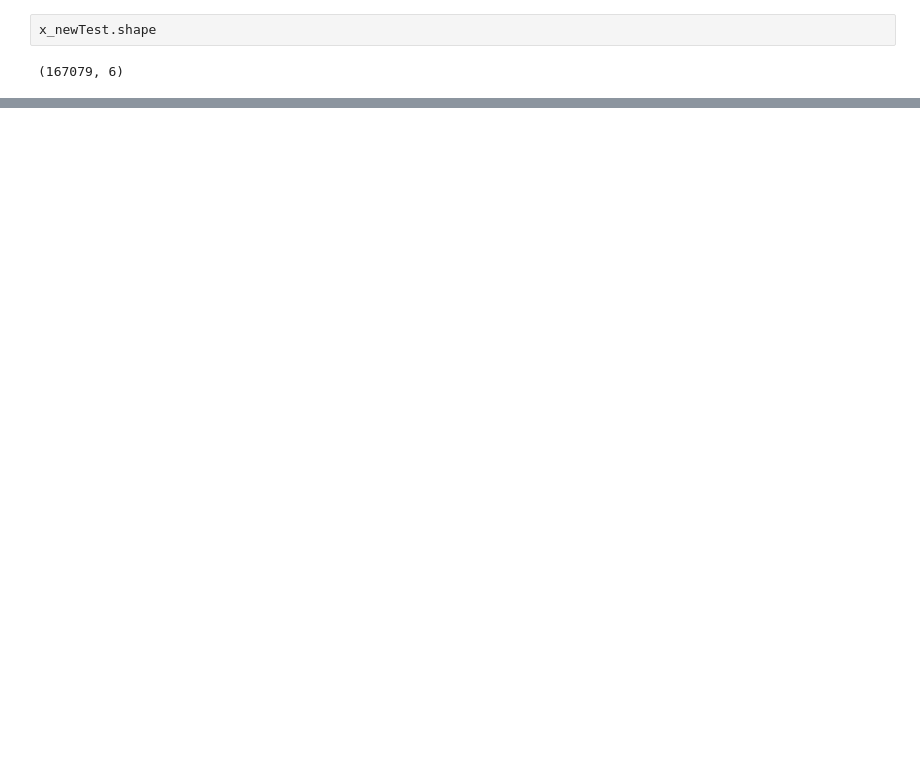
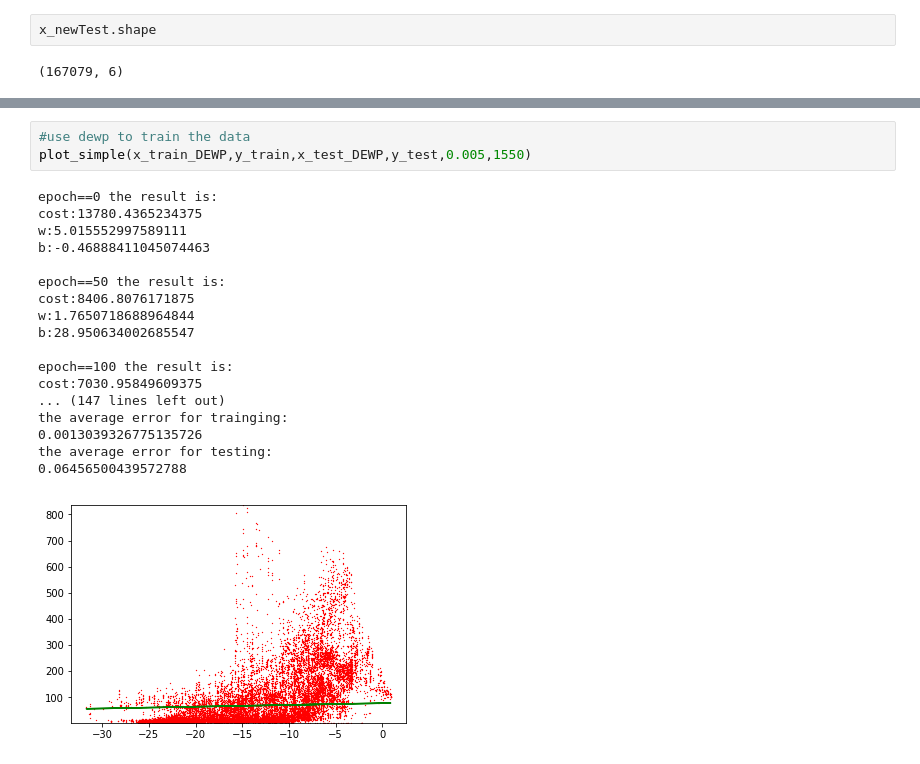
Before and after one commit to JudahZammit/Comp4190A2, a Jupyter notebook: A2_linearRegression.ipynb, the cells around one changed output, grey strips where cells are left out. Cells and saved outputs as stored; diff of their text form; blank space fills up the shorter version.

```diff
--- a/A2_linearRegression.ipynb
+++ b/A2_linearRegression.ipynb
@@ -373,0 +435,22 @@ x_newTest.shape
+# %%
+#use dewp to train the data
+plot_simple(x_train_DEWP,y_train,x_test_DEWP,y_test,0.005,1550)
+# %% [output]
+epoch==0 the result is:
+cost:13780.4365234375
+w:5.015552997589111
+b:-0.46888411045074463
+
+epoch==50 the result is:
+cost:8406.8076171875
+w:1.7650718688964844
+b:28.950634002685547
+
+epoch==100 the result is:
+cost:7030.95849609375
+... (147 lines left out)
+the average error for trainging:
+0.0013039326775135726
+the average error for testing:
+0.06456500439572788
+[figure, added]
```
Also changed, not shown: parts of 14 cells of this notebook.
